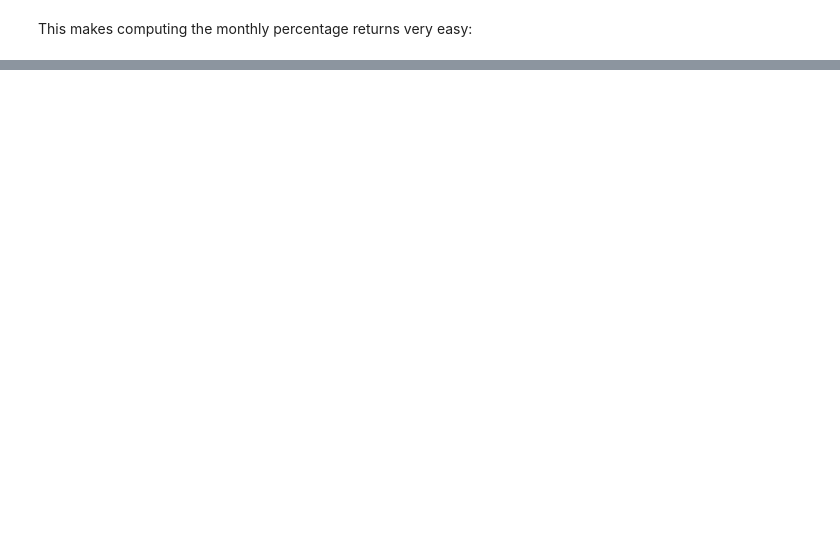
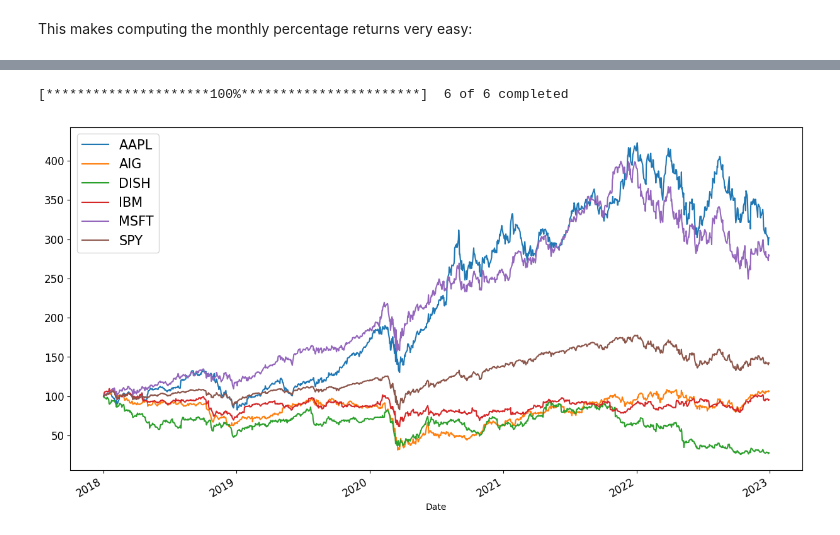
Before and after one commit to george-mitchell/Algorithmic-Trading, a Jupyter notebook: Training/Python_Algo_Trading/Python_For_Trading.ipynb, the cells around one changed output, grey strips where cells are left out. Drawn from its saved outputs; the diff is of its cells as text; code cells hidden in the pictures; blank space fills up the shorter version.

```diff
--- a/Training/Python_Algo_Trading/Python_For_Trading.ipynb
+++ b/Training/Python_Algo_Trading/Python_For_Trading.ipynb
@@ -383,0 +438,15 @@ Freq: BM, Name: AAPL, dtype: float64
+# %%
+tickers = ["SPY", "AAPL", "IBM", "MSFT", "DISH", "AIG"]
+# %%
+stocks = yf.download(tickers, start="2018-01-01", end="2023-01-01")
+# %% [output]
+[*********************100%***********************]  6 of 6 completed
+# %%
+close = stocks.loc[:,"Close"].copy()
+norm_close = close.div(close.iloc[0]).mul(100)
+# %%
+norm_close.plot(figsize=(15,8), fontsize=12)
+plt.legend(fontsize=15)
+plt.show()
+# %% [output]
+[figure, added]
```
Also changed, not shown: parts of 29 cells of this notebook, 2 other files.
